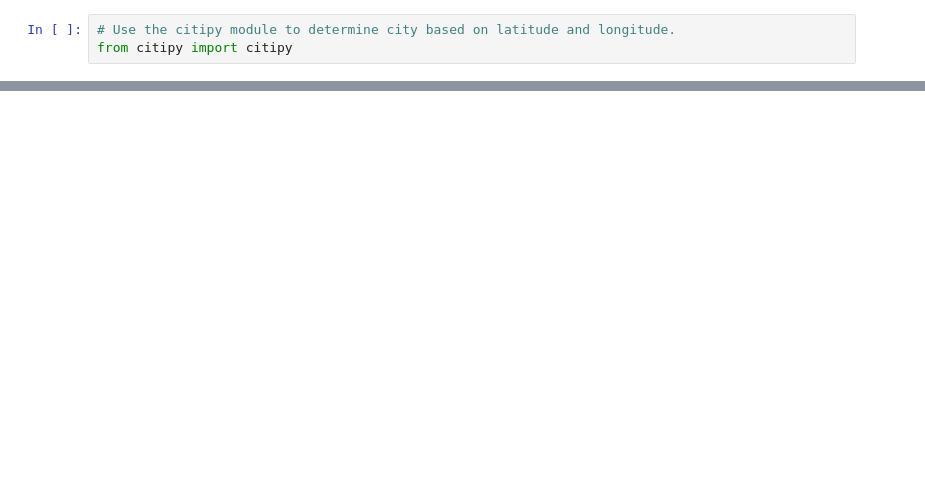
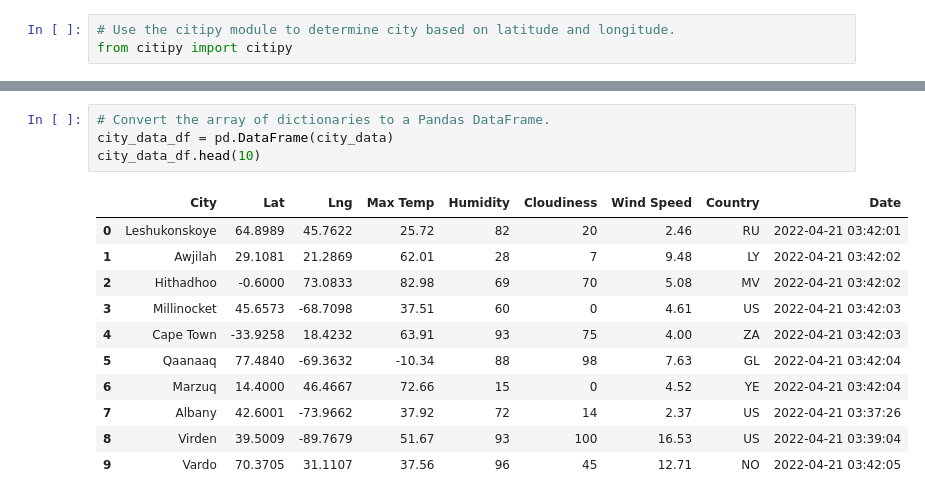
Before and after one commit to Ninax3/World_Weather_Analysis, a Jupyter notebook: WeatherPy.ipynb, the cells around one changed output, grey strips where cells are left out. Saved outputs shown, nothing was run; the diff lists cells and outputs as text; blank space fills up the shorter version.

```diff
--- a/WeatherPy.ipynb
+++ b/WeatherPy.ipynb
@@ -52,0 +151,16 @@ len(cities)
+# %%
+# Convert the array of dictionaries to a Pandas DataFrame.
+city_data_df = pd.DataFrame(city_data)
+city_data_df.head(10)
+# %% [output]
+|  | City | Lat | Lng | Max Temp | Humidity | Cloudiness | Wind Speed | Country | Date |
+| 0 | Leshukonskoye | 64.8989 | 45.7622 | 25.72 | 82 | 20 | 2.46 | RU | 2022-04-21 03:42:01 |
+| 1 | Awjilah | 29.1081 | 21.2869 | 62.01 | 28 | 7 | 9.48 | LY | 2022-04-21 03:42:02 |
+| 2 | Hithadhoo | -0.6000 | 73.0833 | 82.98 | 69 | 70 | 5.08 | MV | 2022-04-21 03:42:02 |
+| 3 | Millinocket | 45.6573 | -68.7098 | 37.51 | 60 | 0 | 4.61 | US | 2022-04-21 03:42:03 |
+| 4 | Cape Town | -33.9258 | 18.4232 | 63.91 | 93 | 75 | 4.00 | ZA | 2022-04-21 03:42:03 |
+| 5 | Qaanaaq | 77.4840 | -69.3632 | -10.34 | 88 | 98 | 7.63 | GL | 2022-04-21 03:42:04 |
+| 6 | Marzuq | 14.4000 | 46.4667 | 72.66 | 15 | 0 | 4.52 | YE | 2022-04-21 03:42:04 |
+| 7 | Albany | 42.6001 | -73.9662 | 37.92 | 72 | 14 | 2.37 | US | 2022-04-21 03:37:26 |
+| 8 | Virden | 39.5009 | -89.7679 | 51.67 | 93 | 100 | 16.53 | US | 2022-04-21 03:39:04 |
+| 9 | Vardo | 70.3705 | 31.1107 | 37.56 | 96 | 45 | 12.71 | NO | 2022-04-21 03:42:05 |
```
Also changed, not shown: parts of 9 cells of this notebook.
